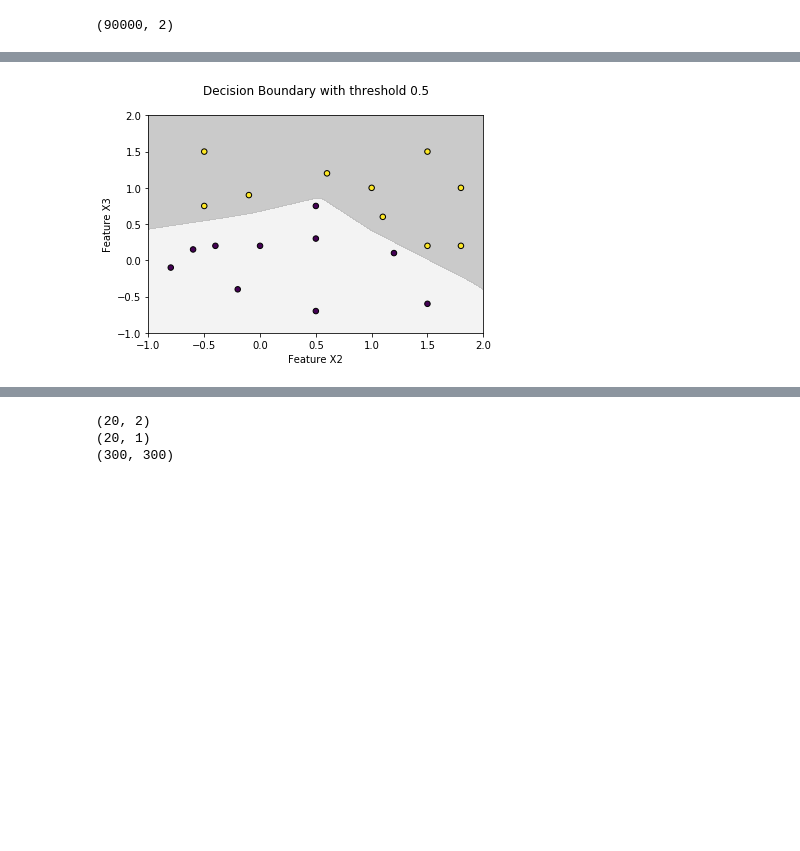
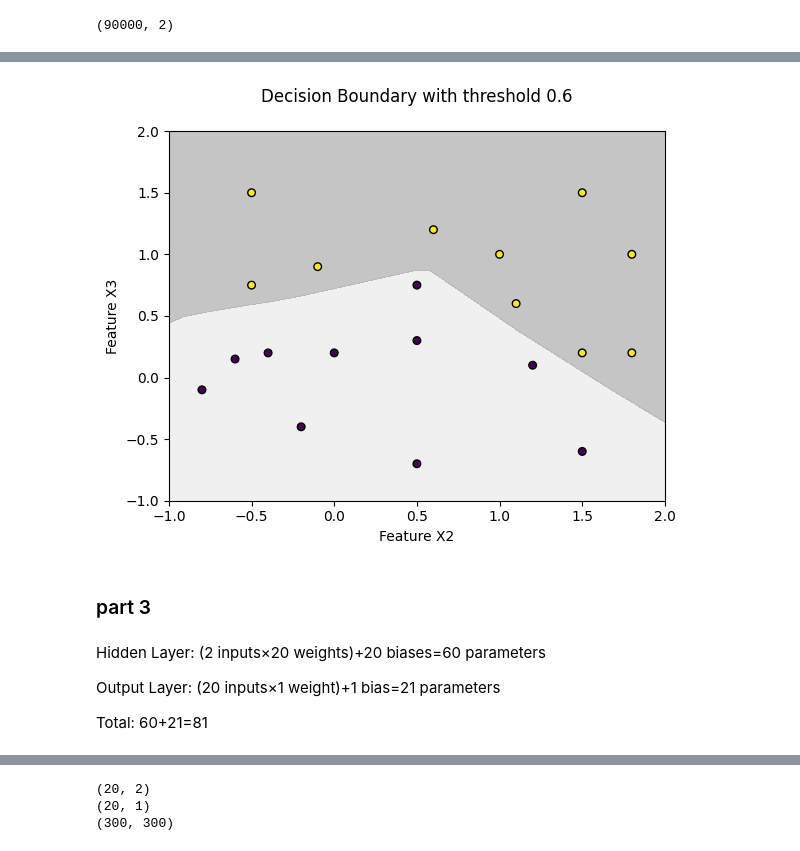
Before and after one commit to honey-floria/6604, a Jupyter notebook: Class02_Moodle/Class02C_Assignment1_on_Classification.ipynb, the cells around one changed output, grey strips where cells are left out. Cells and saved outputs as stored; diff of their text form; code cells hidden in the pictures; blank space fills up the shorter version.

```diff
--- a/Class02_Moodle/Class02C_Assignment1_on_Classification.ipynb
+++ b/Class02_Moodle/Class02C_Assignment1_on_Classification.ipynb
@@ -367,18 +381,26 @@ ANN_probs = ANN_model.predict(grid).reshape(xx.shape)
 # %%
 # Visualize the decision boundary
-threshold_1 = 0.5
+threshold_1 = 0.6
 
 plt.contourf(xx, yy, ANN_probs, levels=[0, threshold_1, 1], alpha=0.3,
              cmap=plt.cm.Greys)
 plt.scatter(X2, X3, c=desiredout, cmap='viridis', edgecolors='k', s=30)
 
 plt.title(f'Decision Boundary with threshold {threshold_1}\n')
 plt.xlabel('Feature X2')
 plt.ylabel('Feature X3')
 
 plt.show()
 # %% [output]
-[figure, old version]
+[figure, new version]
+# %% [markdown]
+### part 3
+# %% [markdown]
+Hidden Layer: (2 inputs×20 weights)+20 biases=60 parameters
+
+Output Layer: (20 inputs×1 weight)+1 bias=21 parameters
+
+Total: 60+21=81
 # %%
 # Part 4: ANN with data points not linearly separable
 #----------------------------------------------------
```
Also changed, not shown: parts of 27 cells of this notebook.
